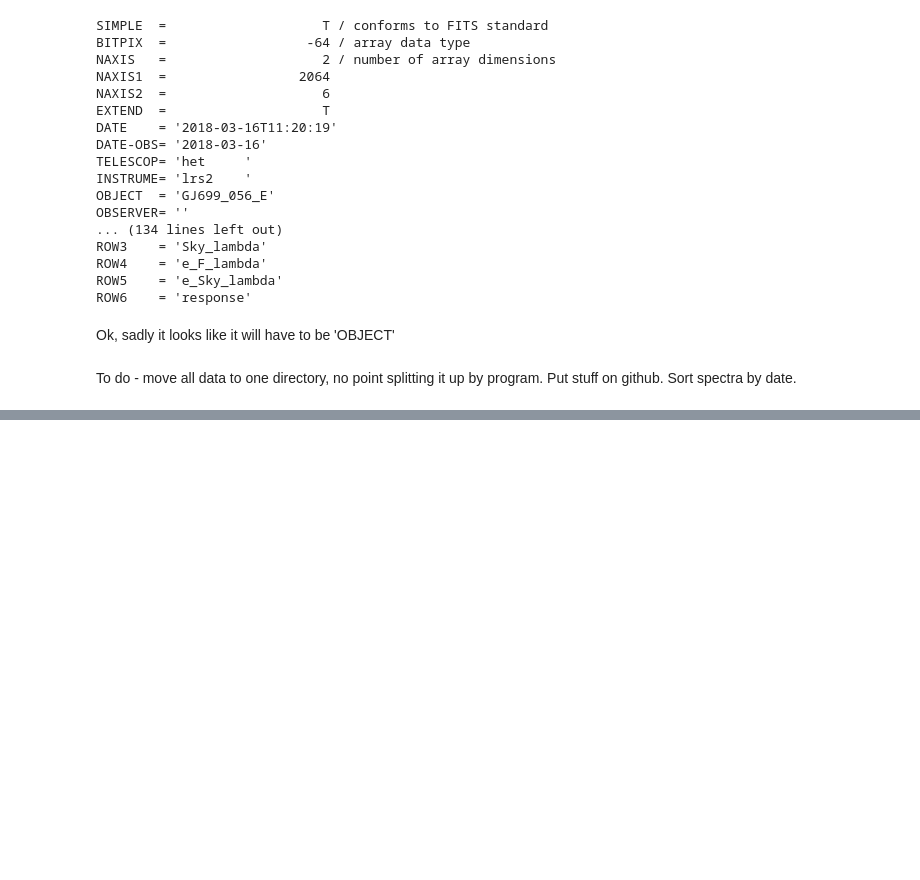
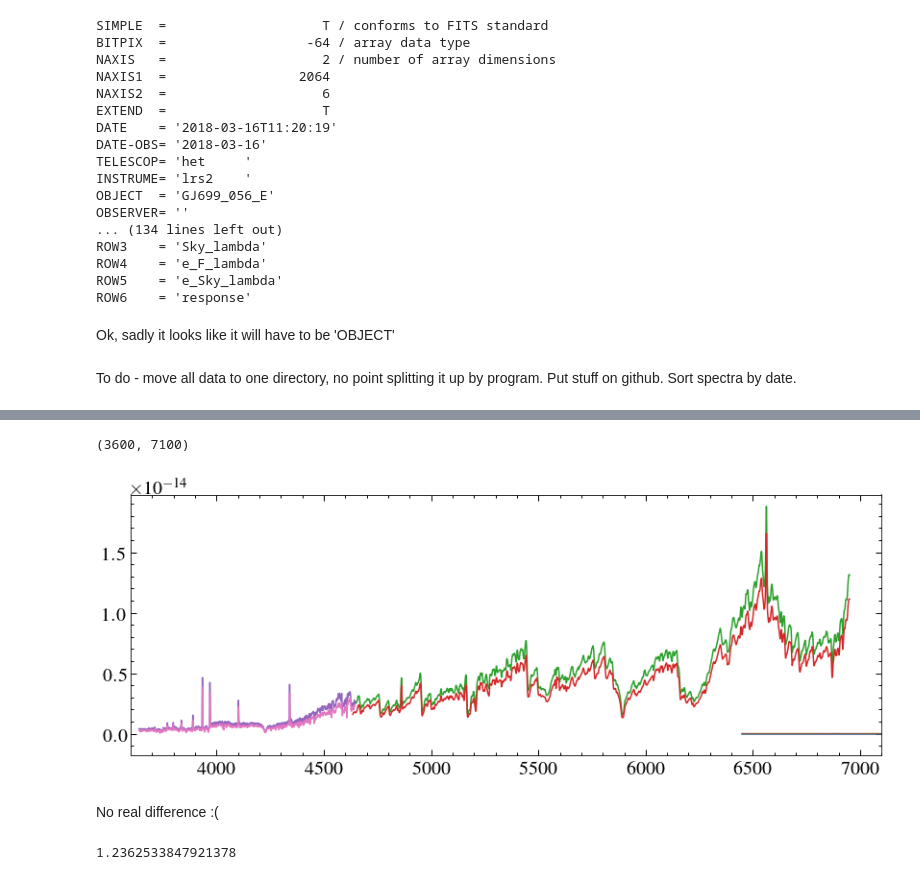
Before and after one commit to davidjwilson/lrs2_fun, a Jupyter notebook: lrs2_rough.ipynb, the cells around one changed output, grey strips where cells are left out. Saved outputs shown, nothing was run; the diff lists cells and outputs as text; code cells hidden in the pictures; blank space fills up the shorter version.

```diff
--- a/lrs2_rough.ipynb
+++ b/lrs2_rough.ipynb
@@ -327,0 +357,17 @@ To do - move all data to one directory, no point splitting it up by program. Put
+# %%
+star = stars[-1]
+# %%
+for sp in glob.glob('data/spectrum*'):
+    if fits.getheader(sp,0)['OBJECT'] == star:
+        data = fits.getdata(sp,0)
+        plt.plot(data[0], data[1])
+plt.xlim(3600, 7100)
+# %% [output]
+(3600, 7100)
+[figure, added]
+# %% [markdown]
+No real difference :(
+# %%
+print(normfac)
+# %% [output]
+1.2362533847921378
```
Also changed, not shown: parts of 9 cells of this notebook, 25 other files.
